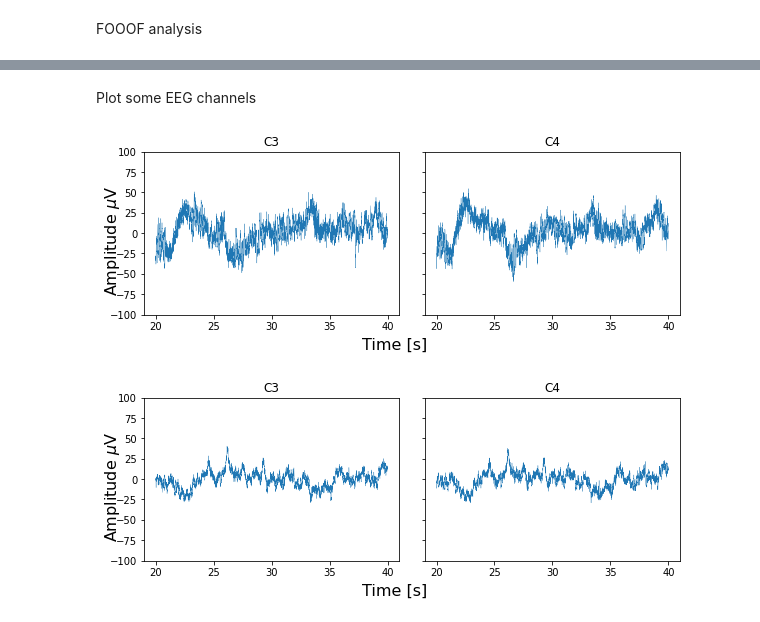
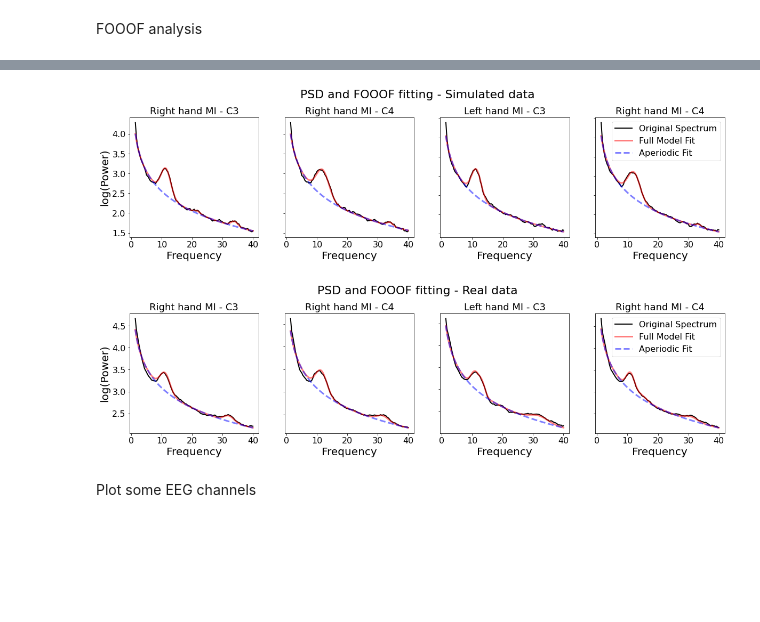
Before and after one commit to catalinamagalvan/PySimMIBCI, a Jupyter notebook: Example_generate_data_for_augmentation.ipynb, the cells around one changed output, grey strips where cells are left out. Drawn from its saved outputs; the diff is of its cells as text; code cells hidden in the pictures; blank space fills up the shorter version.

```diff
--- a/Example_generate_data_for_augmentation.ipynb
+++ b/Example_generate_data_for_augmentation.ipynb
@@ -95,3 +75,6 @@ Downloading data from 'https://osf.io/7ve8g/download?version=4' to file '/tmp/tm
+# %%
+subject = 'fsaverage'
+fwd, source_simulator = set_up_source_forward(subject, info)
 # %% [markdown]
 Generate when, what and where information for the task-related component in right hand MI vs left hand MI scenario.
 # %%
@@ -101,5 +84,5 @@ when = generate_when(events_info, N_trials, sfreq)
 
 what = generate_what(MI_tasks_IDs.keys(), when, user_params, MI_duration,
                      sfreq, N_trials, reduction)
-where = generate_where(subject, subjects_dir)
+where = generate_where(subject)
 # %% [markdown]
@@ -201,3 +140,9 @@ plot_FOOOF(freqs, np.mean(PSD_real_left[:, ch_names.index('C4')], axis=0))
+# %%
+plot_PSD_FOOOF(epochs_sim_right, epochs_sim_left, title = 'Simulated data')
+plot_PSD_FOOOF(epochs_real_right, epochs_real_left, title = 'Real data')
+# %% [output]
+[figure, added]
+[figure, added]
 # %% [markdown]
 Plot some EEG channels
 # %%
@@ -211,6 +156,3 @@ plot_raw_2_channels(raw_real, start=20, duration=20)
 raw_sim.filter(l_freq=0.05, h_freq=200, picks='eeg', method='iir',
                phase='zero')
 plot_raw_2_channels(raw_sim, start=20, duration=20)
-# %% [output]
-[figure, removed]
-[figure, removed]
```
Also changed, not shown: parts of 10 cells of this notebook.
